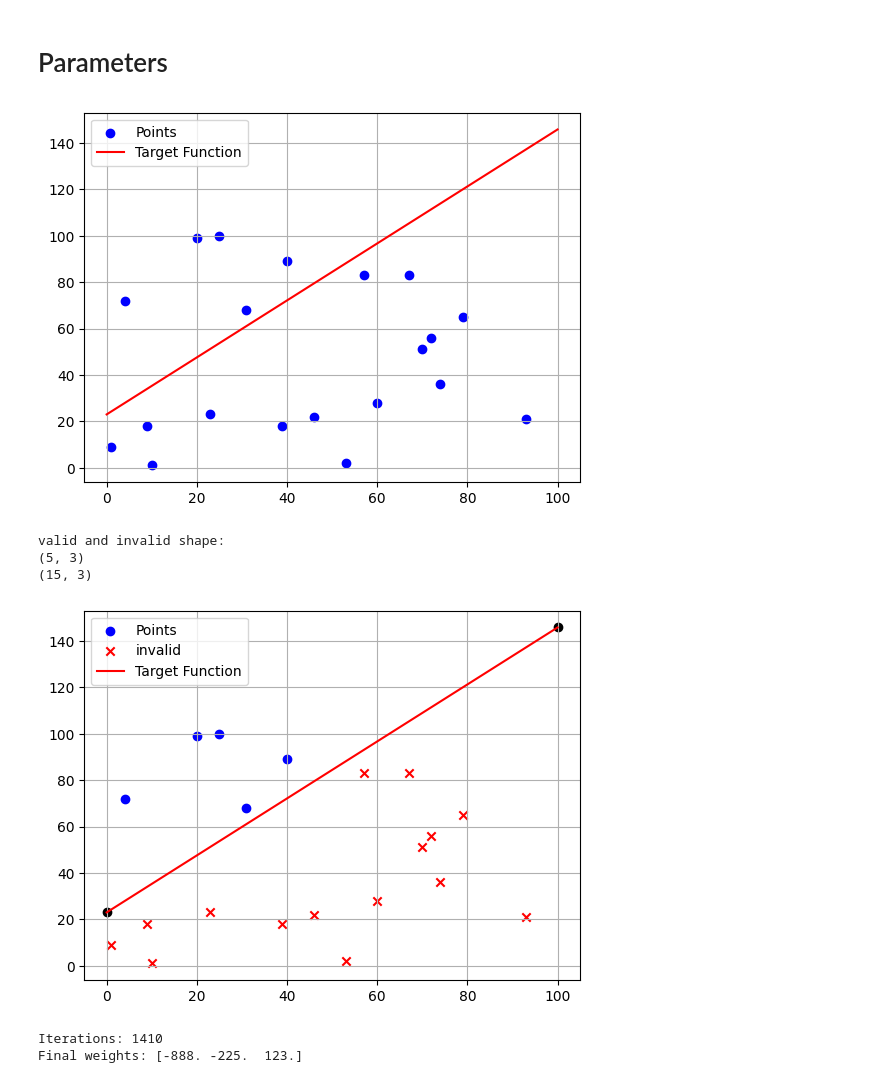
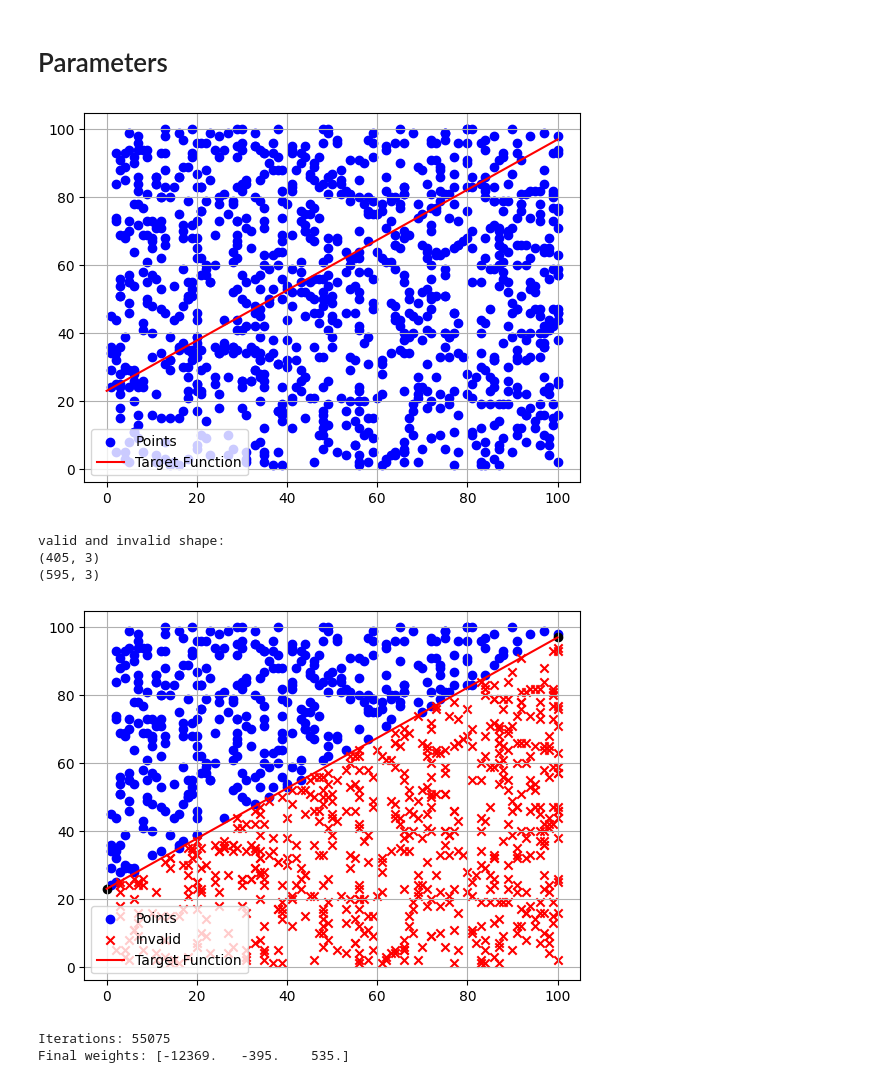
Before and after one commit to DarwinEV/ML-Regression-Model-Implementations, a Jupyter notebook: 2D-Perceptron/2D_perceptron.ipynb, the cells around one changed output. Drawn from its saved outputs; the diff is of its cells as text; code cells hidden in the pictures.

```diff
--- a/2D-Perceptron/2D_perceptron.ipynb
+++ b/2D-Perceptron/2D_perceptron.ipynb
@@ -132,26 +132,26 @@ def PLA_algorithm(classification, y, predictions, weights):
 # Parameters
 # %%
 dim = 2
-n = 20
+n = 1000
 input_x = np.ceil(abs(np.random.rand(n, dim + 1) * 100))
 input_x[:, 0] = 1
 y = np.zeros(n) # instantiate output
 
 # Generate a random target function
 m = np.random.rand() * 2
 y_intercept =  np.random.randint(0, 50)
 
 # Plot the points on a Cartesian plane, scatter plot
 plt.scatter(input_x[:, 1], input_x[:, 2], color='blue', label='Points')
 plt.plot([0, 100], [y_intercept, m * 100 + y_intercept], color='red', label='Target Function')
 # plt.scatter([point1[0], point2[0]], [point1[1], point2[1]], color='black')
 
 # Display the plot
 plt.grid(True)
 plt.legend()
 plt.show()
 # %% [output]
-[figure, old version]
+[figure, new version]
 # %%
 '''
 -- A random line is chosen as my target function, the points above it are +1 and the ones below are -1
@@ -170,8 +170,8 @@ print(valid.shape)
 print(invalid.shape)
 # %% [output]
 valid and invalid shape:
-(5, 3)
-(15, 3)
+(405, 3)
+(595, 3)
 # %%
 # Create the plot
 fig, ax = plt.subplots()
@@ -184,7 +184,7 @@ plt.grid(True)
 plt.legend()
 plt.show()
 # %% [output]
-[figure, old version]
+[figure, new version]
 # %%
 # initialize weights and set up initial predictions
 weights = np.zeros(dim + 1)  # initialize as a 1D array
@@ -197,8 +197,8 @@ itr, classification, weights, predictions = PLA_algorithm(classification, y, pre
 print("Iterations:", itr)
 print("Final weights:", weights)
 # %% [output]
-Iterations: 1410
-Final weights: [-888. -225.  123.]
+Iterations: 55075
+Final weights: [-12369.   -395.    535.]
 # %%
 # Calculate slope (a) and intercept (b) from weights
 a = -(weights[1] * 100 / weights[2])
```
Also changed, not shown: parts of 1 cell of this notebook.
